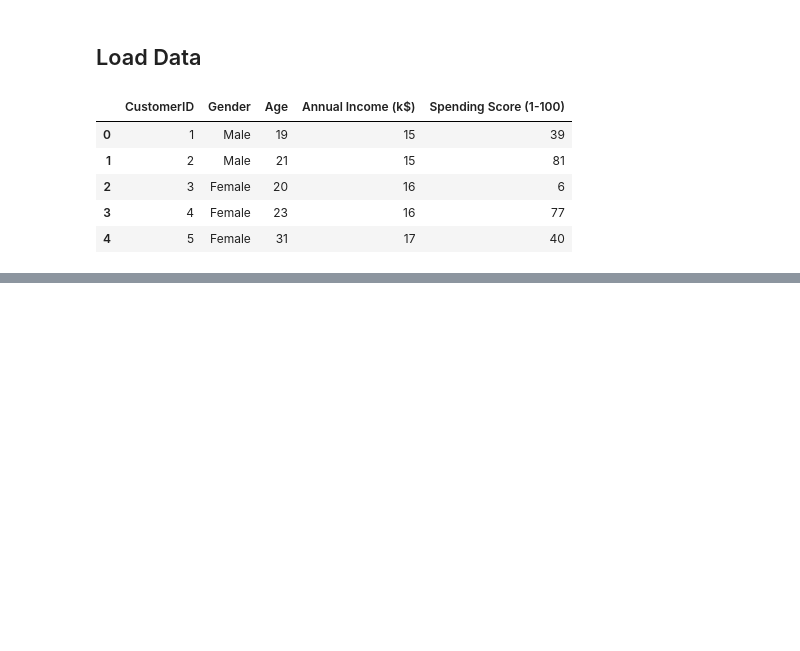
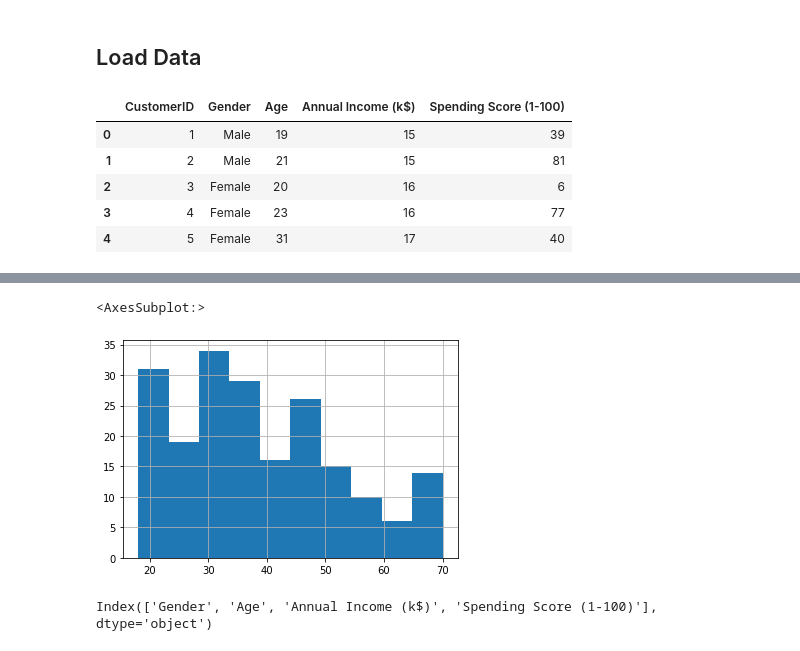
Before and after one commit to Taehee-K/ToBigs15, a Jupyter notebook: Week3/week3_KNN & Clustering/assignment2.ipynb, the cells around one changed output, grey strips where cells are left out. Cells and saved outputs as stored; diff of their text form; code cells hidden in the pictures; blank space fills up the shorter version.

```diff
--- a/Week3/week3_KNN & Clustering/assignment2.ipynb
+++ b/Week3/week3_KNN & Clustering/assignment2.ipynb
@@ -25,0 +61,14 @@ mall.head()
+# %%
+# 나이대별 소비자들 분포 확인하기
+cust_age = mall.Age
+cust_age.hist()
+#나이 스펙트럼이 10대 후반에서부터 70까지 넓다는 것을 확인할 수 있다
+# 대체적으로 20-50대에 대부분의 소비자들이 분포되어 있다는 것을 확인할 수 있다
+# %% [output]
+<AxesSubplot:>
+[figure, added]
+# %%
+columns = mall.columns
+columns
+# %% [output]
+Index(['Gender', 'Age', 'Annual Income (k$)', 'Spending Score (1-100)'], dtype='object')
```
Also changed, not shown: parts of 34 cells of this notebook, 1 other file.
